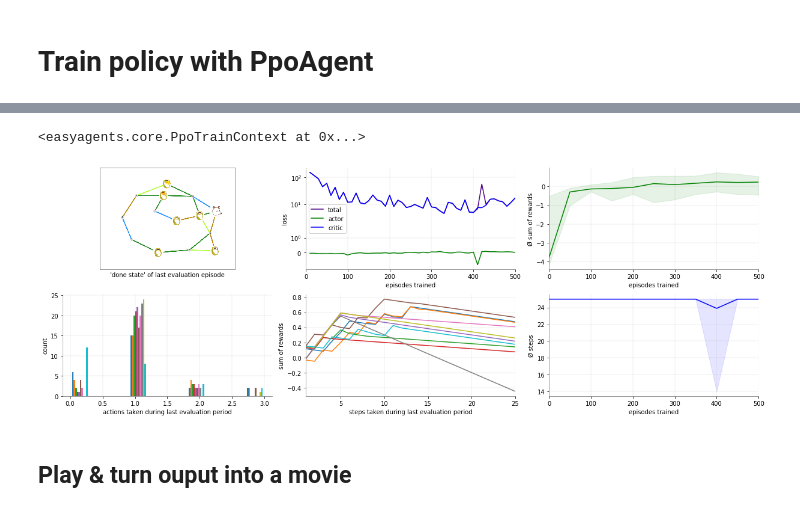
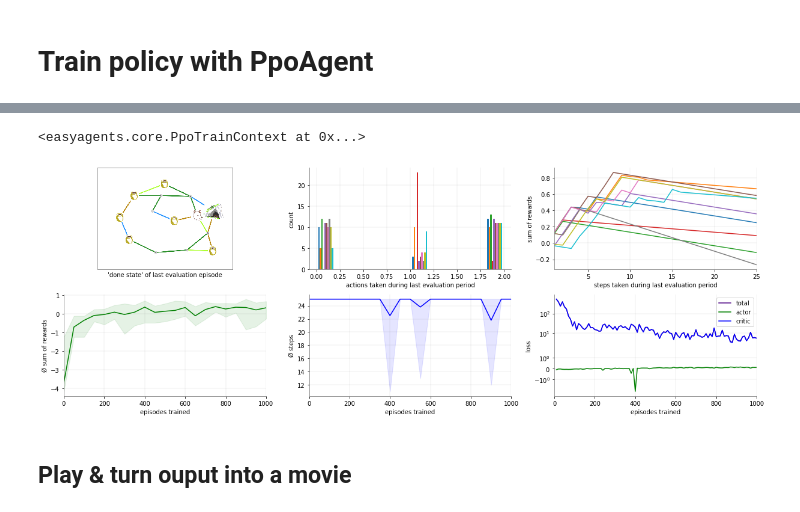
Before and after one commit to christianhidber/easyagents, a Jupyter notebook: jupyter_notebooks/easyagents_orso_talk.ipynb, the cells around one changed output, grey strips where cells are left out. Cells and saved outputs as stored; diff of their text form; code cells hidden in the pictures.

```diff
--- a/jupyter_notebooks/easyagents_orso_talk.ipynb
+++ b/jupyter_notebooks/easyagents_orso_talk.ipynb
@@ -397,7 +395,7 @@ from easyagents.callbacks import plot
 # %%
 %%time
 
-ppoAgent = PpoAgent( 'Orso-v1',fc_layers=(500,500,500))
+ppoAgent = PpoAgent('Orso-v1', fc_layers=(100, 50))
 
 plots = [plot.State(),
          plot.Actions(),
@@ -405,9 +403,10 @@ plots = [plot.State(),
          plot.Rewards(),
          plot.Steps(),
          plot.Loss(),
-         plot.ToMovie()]
+         plot.ToMovie(fps=5)]
 
-ppoAgent.train([plot.State(),   plot.Loss(),        plot.Rewards(),
-                plot.Actions(), plot.StepRewards(), plot.Steps()],
-                learning_rate = 0.001, num_iterations = 50, max_steps_per_episode=25 )
+ppoAgent.train(plots,
+               learning_rate = 0.001,
+               num_iterations = 100,
+               max_steps_per_episode=25 )
 # %% [output]
@@ -415,5 +415,5 @@ Wall time: 2min 18s
 <easyagents.core.PpoTrainContext at 0x...>
-[figure, old version]
+[figure, new version]
 # %% [markdown]
 ## Play & turn ouput into a movie
 # %%
```
Also changed, not shown: parts of 6 cells of this notebook, 1 other file.
